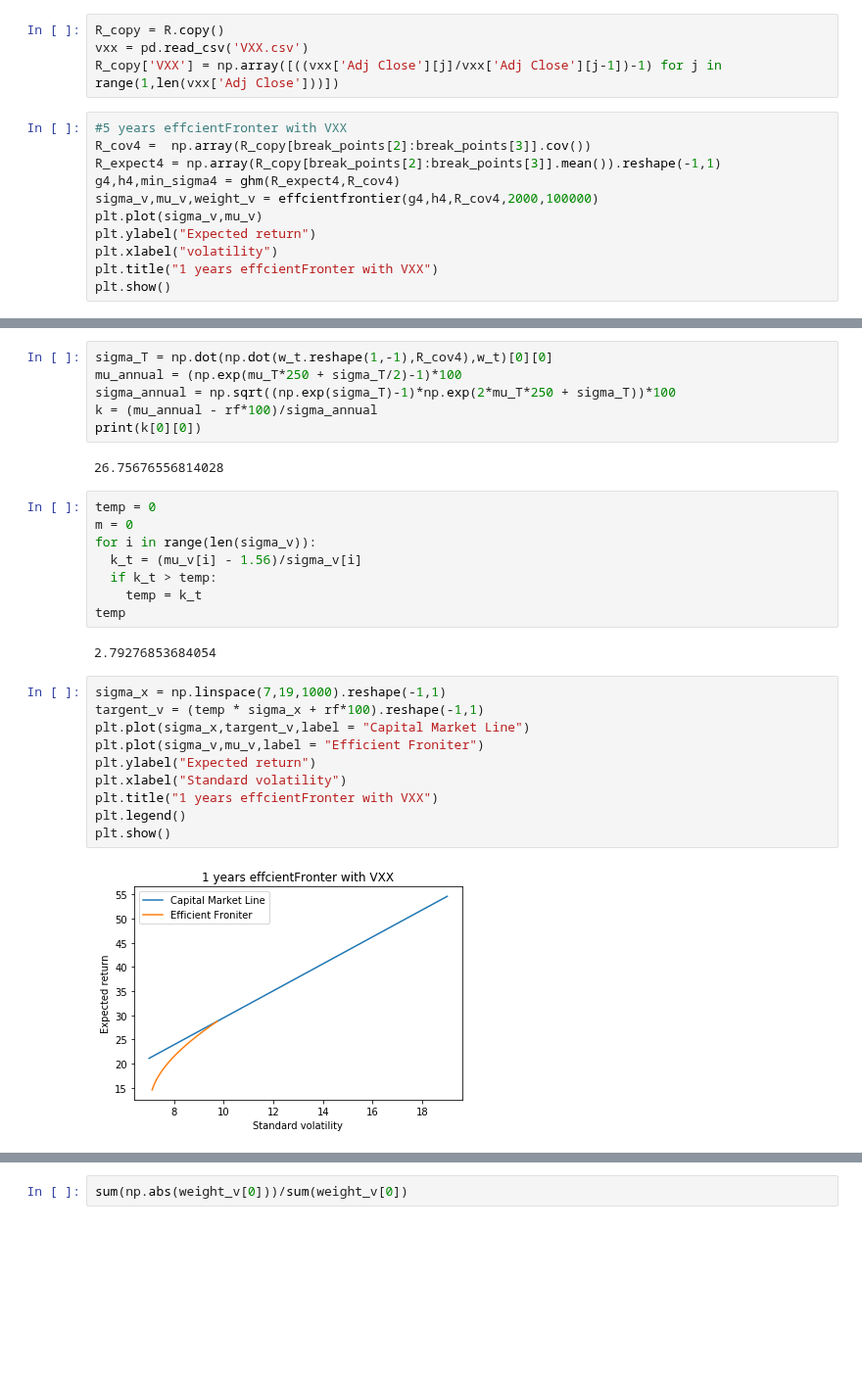
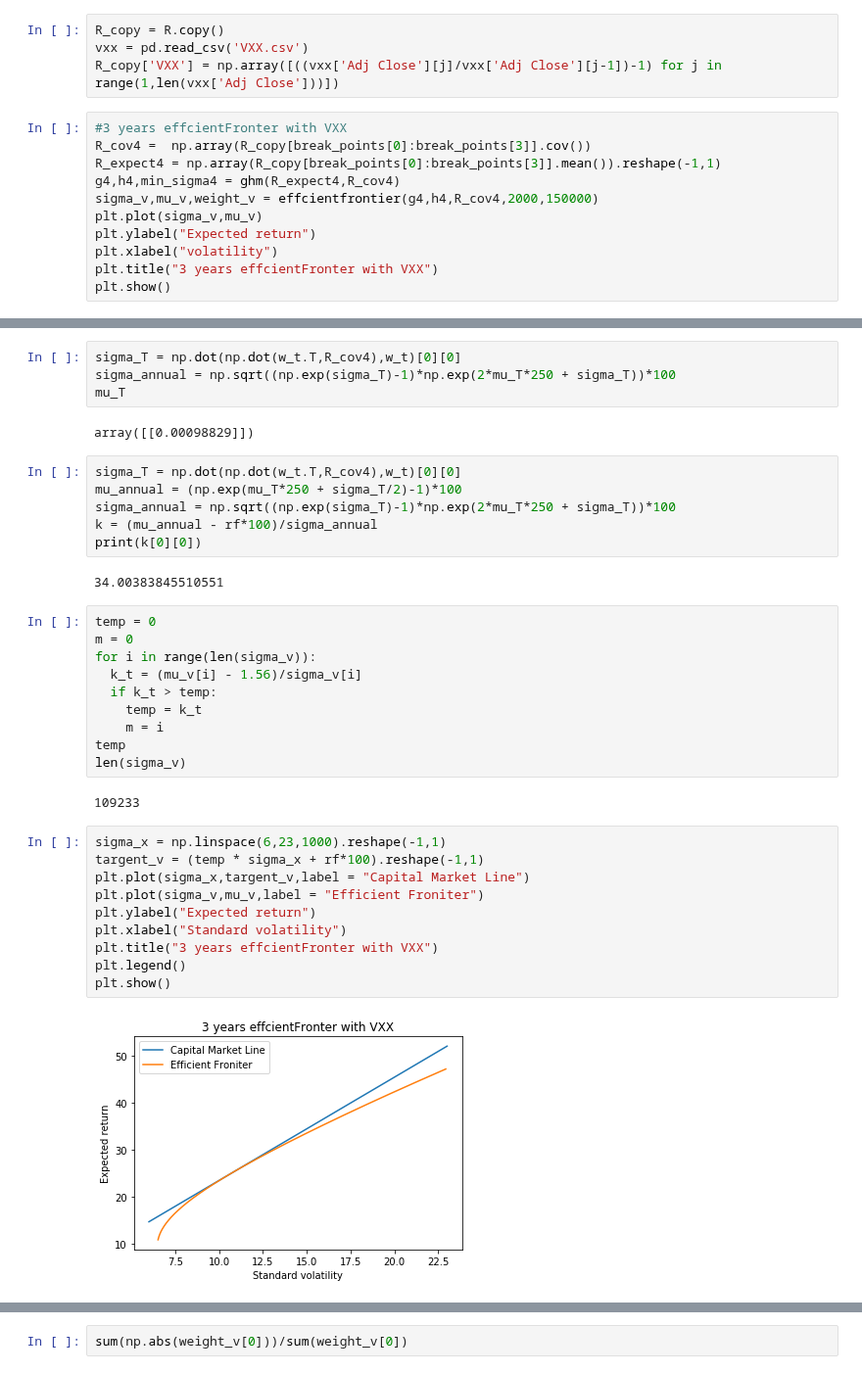
Before and after one commit to wuchenyu38/MA574_Portfolio-Valuation-and-Risk-Management, a Jupyter notebook: src/Markowitz2.ipynb, the cells around one changed output, grey strips where cells are left out. Shown at 98% size. Saved outputs shown, nothing was run; the diff lists cells and outputs as text; blank space fills up the shorter version.

```diff
--- a/src/Markowitz2.ipynb
+++ b/src/Markowitz2.ipynb
@@ -207,14 +207,14 @@ R_copy = R.copy()
 vxx = pd.read_csv('VXX.csv')
 R_copy['VXX'] = np.array([((vxx['Adj Close'][j]/vxx['Adj Close'][j-1])-1) for j in range(1,len(vxx['Adj Close']))])
 # %%
-#5 years effcientFronter with VXX
-R_cov4 =  np.array(R_copy[break_points[2]:break_points[3]].cov())
-R_expect4 = np.array(R_copy[break_points[2]:break_points[3]].mean()).reshape(-1,1)
+#3 years effcientFronter with VXX
+R_cov4 =  np.array(R_copy[break_points[0]:break_points[3]].cov())
+R_expect4 = np.array(R_copy[break_points[0]:break_points[3]].mean()).reshape(-1,1)
 g4,h4,min_sigma4 = ghm(R_expect4,R_cov4)
-sigma_v,mu_v,weight_v = effcientfrontier(g4,h4,R_cov4,2000,100000)
+sigma_v,mu_v,weight_v = effcientfrontier(g4,h4,R_cov4,2000,150000)
 plt.plot(sigma_v,mu_v)
 plt.ylabel("Expected return")
 plt.xlabel("volatility")
-plt.title("1 years effcientFronter with VXX")
+plt.title("3 years effcientFronter with VXX")
 plt.show()
 # %% [output]
@@ -233,14 +233,20 @@ def findTangent(R_cov, R_expect, rf):
 
   return mu_T,w_t,w_b,w_mp
 mu_T,w_t,w_b,w_mp = findTangent(R_cov4, R_expect4, rf)
+# %%
+sigma_T = np.dot(np.dot(w_t.T,R_cov4),w_t)[0][0]
+sigma_annual = np.sqrt((np.exp(sigma_T)-1)*np.exp(2*mu_T*250 + sigma_T))*100
+mu_T
+# %% [output]
+array([[0.00098829]])
 # %%
-sigma_T = np.dot(np.dot(w_t.reshape(1,-1),R_cov4),w_t)[0][0]
+sigma_T = np.dot(np.dot(w_t.T,R_cov4),w_t)[0][0]
 mu_annual = (np.exp(mu_T*250 + sigma_T/2)-1)*100
 sigma_annual = np.sqrt((np.exp(sigma_T)-1)*np.exp(2*mu_T*250 + sigma_T))*100
 k = (mu_annual - rf*100)/sigma_annual
 print(k[0][0])
 # %% [output]
-26.75676556814028
+34.00383845510551
 # %%
 temp = 0
 m = 0
@@ -248,21 +254,23 @@ for i in range(len(sigma_v)):
   k_t = (mu_v[i] - 1.56)/sigma_v[i]
   if k_t > temp:
     temp = k_t
+    m = i
 temp
+len(sigma_v)
 # %% [output]
-2.79276853684054
+109233
 # %%
-sigma_x = np.linspace(7,19,1000).reshape(-1,1)
+sigma_x = np.linspace(6,23,1000).reshape(-1,1)
 targent_v = (temp * sigma_x + rf*100).reshape(-1,1)
 plt.plot(sigma_x,targent_v,label = "Capital Market Line")
 plt.plot(sigma_v,mu_v,label = "Efficient Froniter")
 plt.ylabel("Expected return")
 plt.xlabel("Standard volatility")
-plt.title("1 years effcientFronter with VXX")
+plt.title("3 years effcientFronter with VXX")
 plt.legend()
 plt.show()
 # %% [output]
-[figure, old version]
+[figure, new version]
 # %%
 weight_v[0]
 # %% [output]
```
Also changed, not shown: parts of 3 cells of this notebook.
